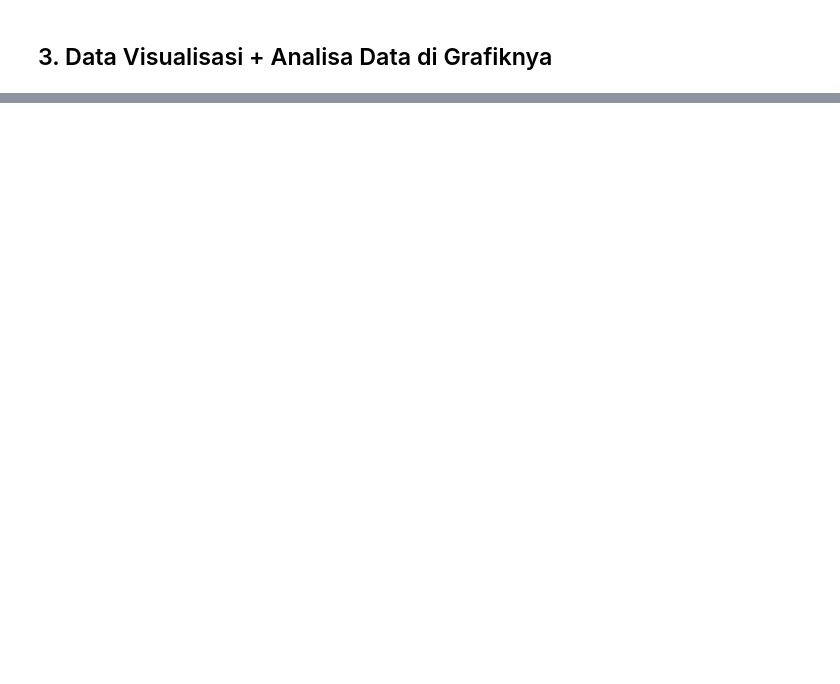
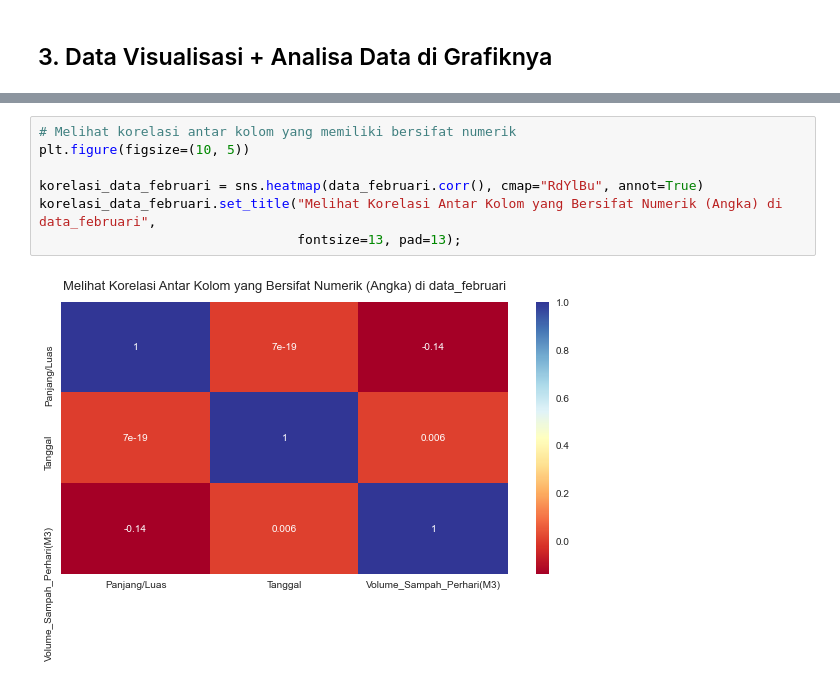
Before and after one commit to pramudianzaheka92/ProjectTugasAkhir, a Jupyter notebook: 2 - 2021/Prediksi Tingkat Pengangkutan Volume Sampah di Bulan Februari 2021.ipynb, the cells around one changed output, grey strips where cells are left out. Saved outputs shown, nothing was run; the diff lists cells and outputs as text; blank space fills up the shorter version.

```diff
--- a/2 - 2021/Prediksi Tingkat Pengangkutan Volume Sampah di Bulan Februari 2021.ipynb
+++ b/2 - 2021/Prediksi Tingkat Pengangkutan Volume Sampah di Bulan Februari 2021.ipynb
@@ -421,0 +463,9 @@ Terdapat 1.596 nilai outliers yang ada di kolom "Panjang/Luas". Hal ini sangat j
+# %%
+# Melihat korelasi antar kolom yang memiliki bersifat numerik
+plt.figure(figsize=(10, 5))
+
+korelasi_data_februari = sns.heatmap(data_februari.corr(), cmap="RdYlBu", annot=True)
+korelasi_data_februari.set_title("Melihat Korelasi Antar Kolom yang Bersifat Numerik (Angka) di data_februari",
+                                 fontsize=13, pad=13);
+# %% [output]
+[figure, added]
```
Also changed, not shown: parts of 22 cells of this notebook.
